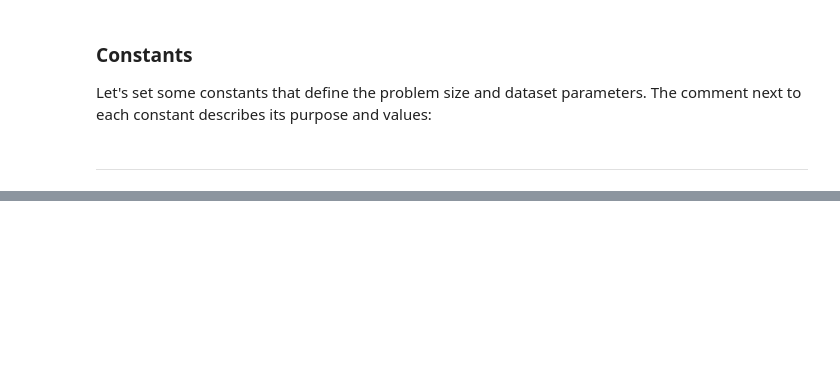
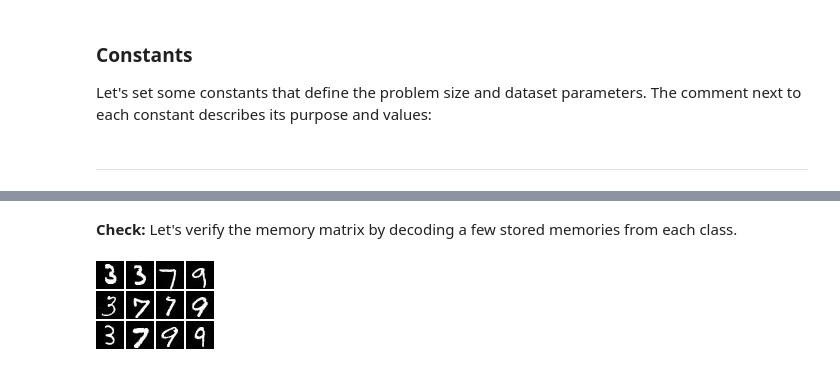
Before and after one commit to Jac0bLii/CHEME-5820-Labs-Spring-2026, a Jupyter notebook: labs/week-8/L8b/CHEME-5820-L8b-Lab-Solution-StochasticAttention-Spring-2026.ipynb, the cells around one changed output, grey strips where cells are left out. Cells and saved outputs as stored; diff of their text form; code cells hidden in the pictures; blank space fills up the shorter version.

```diff
--- a/labs/week-8/L8b/CHEME-5820-L8b-Lab-Solution-StochasticAttention-Spring-2026.ipynb
+++ b/labs/week-8/L8b/CHEME-5820-L8b-Lab-Solution-StochasticAttention-Spring-2026.ipynb
@@ -2361,0 +95,42 @@ ___
+# %%
+X, X_raw, memory_labels = let
+
+    K_total = K_per_class * length(target_digits);
+    X = Array{Float32,2}(undef, number_of_pixels, K_total);
+    X_raw = Array{Float32,2}(undef, number_of_pixels, K_total);
+    labels = Vector{Int}(undef, K_total);
+    ϵ = 1e-12 |> Float32;
+
+    col = 1;
+    for d in target_digits
+        image_data = digits_image_dictionary[d];
+        for k in 1:K_per_class
+            s_raw = reshape(transpose(image_data[:, :, k]) |> Matrix, number_of_pixels) |> vec |> x -> convert.(Float32, x);
+            X_raw[:, col] = s_raw;
+
+            s_centered = s_raw .- mean(s_raw);
+            s_normalized = s_centered ./ (norm(s_centered, 2) + ϵ);
+            X[:, col] = s_normalized;
+
+            labels[col] = d;
+            col += 1;
+        end
+    end
+
+    X, X_raw, labels
+end;
+# %% [markdown]
+__Check:__ Let's verify the memory matrix by decoding a few stored memories from each class.
+# %%
+let
+    all_imgs = [];
+    for d in target_digits
+        idxs = findall(memory_labels .== d);
+        for i in idxs[1:min(4, length(idxs))]
+            push!(all_imgs, Gray.(decode(X_raw[:, i])));
+        end
+    end
+    mosaicview(all_imgs..., nrow=length(target_digits), npad=2, fillvalue=Gray(1.0))
+end
+# %% [output]
+[figure, added]
```
Also changed, not shown: parts of 63 cells of this notebook, 1 other file.
